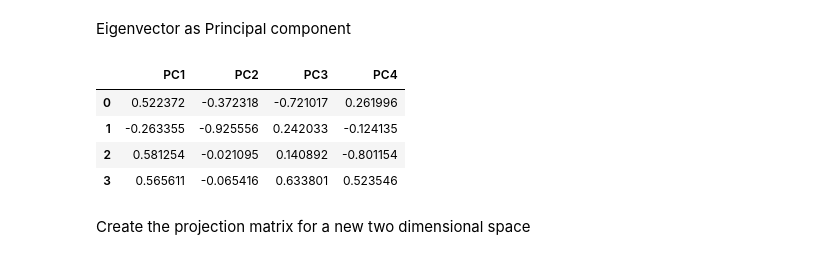
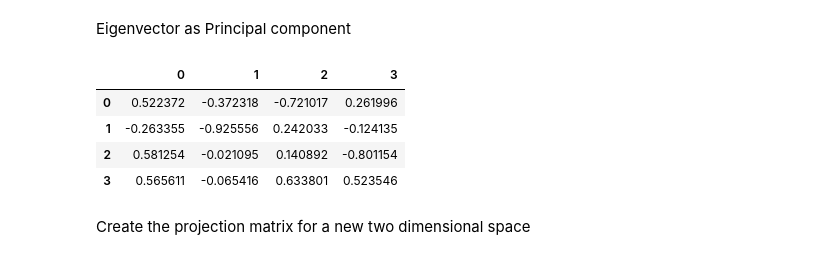
Before and after one commit to rueedlinger/machine-learning-snippets, a Jupyter notebook: unsupervised/eigen/dimensionality_reduction_eigen.ipynb, the cells around one changed output. Saved outputs shown, nothing was run; the diff lists cells and outputs as text; code cells hidden in the pictures.

```diff
--- a/unsupervised/eigen/dimensionality_reduction_eigen.ipynb
+++ b/unsupervised/eigen/dimensionality_reduction_eigen.ipynb
@@ -45,9 +45,9 @@ pd.DataFrame([eig_vals])
 # %% [markdown]
 Eigenvector as Principal component
 # %%
-pd.DataFrame(eig_vecs, columns=['PC1', 'PC2', 'PC3', 'PC4'])
+pd.DataFrame(eig_vecs)
 # %% [output]
-|  | PC1 | PC2 | PC3 | PC4 |
+|  | 0 | 1 | 2 | 3 |
 | 0 | 0.522372 | -0.372318 | -0.721017 | 0.261996 |
 | 1 | -0.263355 | -0.925556 | 0.242033 | -0.124135 |
 | 2 | 0.581254 | -0.021095 | 0.140892 | -0.801154 |
```
